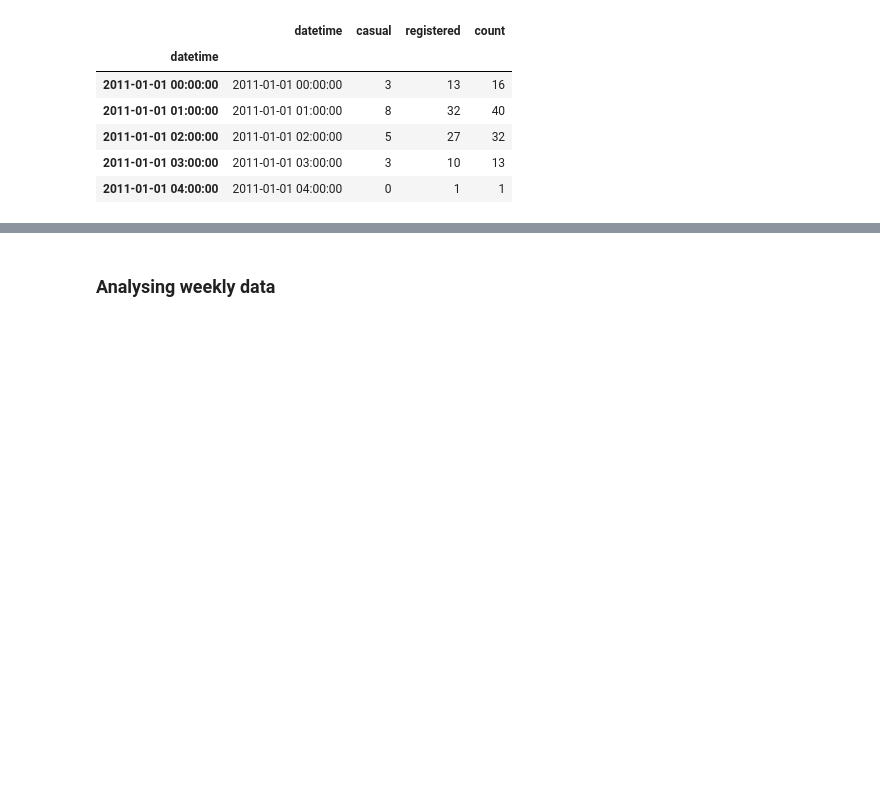
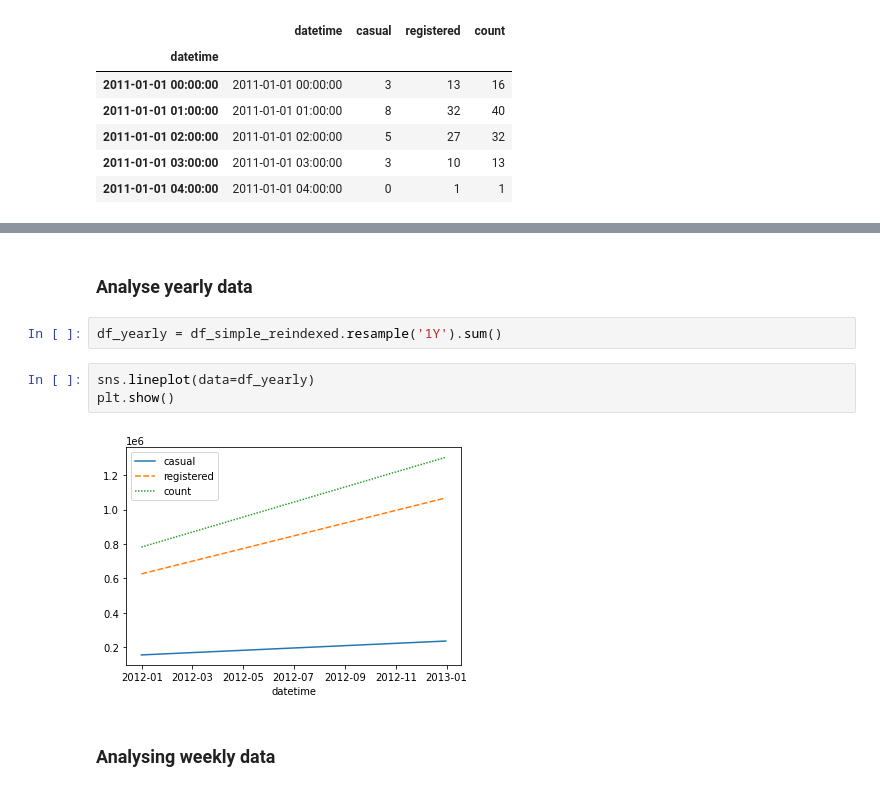
Before and after one commit to Kenoai/Spiced-Academy-Bootcamp, a Jupyter notebook: week_3/Project_3/Project_3.ipynb, the cells around one changed output, grey strips where cells are left out. Cells and saved outputs as stored; diff of their text form; blank space fills up the shorter version.

```diff
--- a/week_3/Project_3/Project_3.ipynb
+++ b/week_3/Project_3/Project_3.ipynb
@@ -39,3 +46,12 @@ df_simple_reindexed.head()
+# %% [markdown]
+### Analyse yearly data
+# %%
+df_yearly = df_simple_reindexed.resample('1Y').sum()
+# %%
+sns.lineplot(data=df_yearly)
+plt.show()
+# %% [output]
+[figure, added]
 # %% [markdown]
 ### Analysing weekly data
 # %%
```
Also changed, not shown: parts of 32 cells of this notebook, 2 other files.
